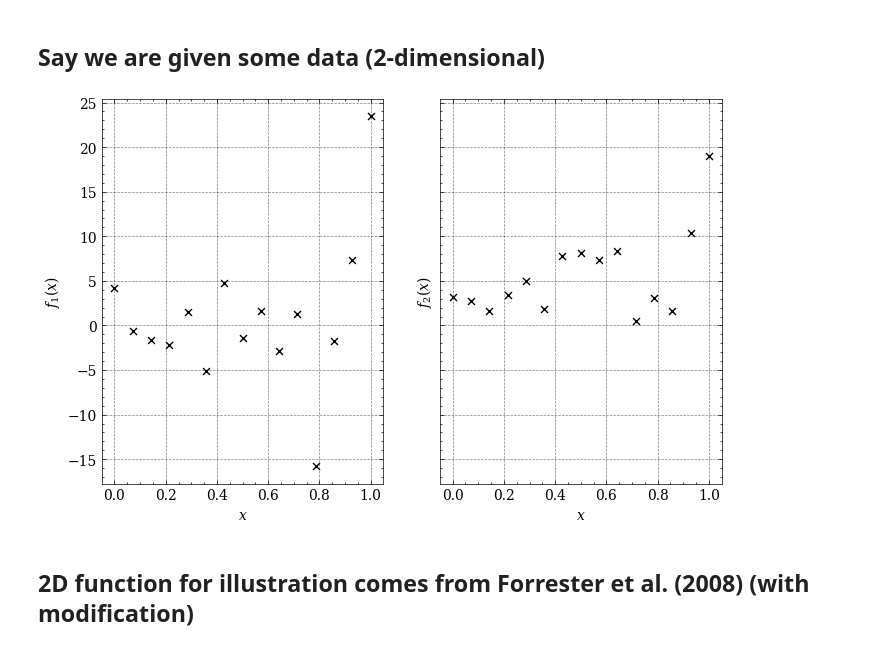
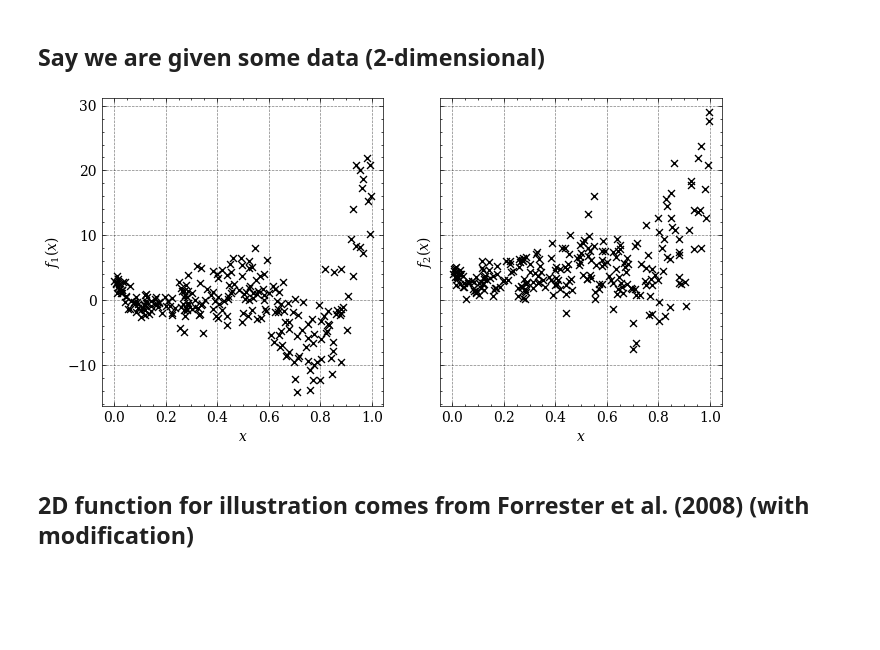
Before and after one commit to mosesyhc/LCGP, a Jupyter notebook: code/gpVIIP/VIGP.ipynb, the cells around one changed output. Cells and saved outputs as stored; diff of their text form; code cells hidden in the pictures; blank space fills up the shorter version.

```diff
--- a/code/gpVIIP/VIGP.ipynb
+++ b/code/gpVIIP/VIGP.ipynb
@@ -22,27 +22,27 @@ making sure I know where I am.. C:\Users\moses\Desktop\git\binary-hd-emulator\co
 # Set my noise level
 noise = 3
 # %%
-n = 15
-# x = np.random.uniform(0, 1, n)
-x = np.linspace(0, 1, n)
+n = 250
+x = np.random.uniform(0, 1, n)
+# x = np.linspace(0, 1, n)
 
-np.random.seed(1)
-torch.manual_seed(1)
+# np.random.seed(500)
+# torch.manual_seed(500)
 
 f = forrester2008(x, noisy=True, noiseconst=noise)
 
 x = torch.tensor(x).unsqueeze(1)
 f = torch.tensor(f)
 
-fig, ax = plt.subplots(1, 2, figsize=(8, 5), sharey=True)
+fig, ax = plt.subplots(1, 2, figsize=(8, 4), sharey=True)
 for j in [0, 1]:
 #     ax[j].plot(x0, f0[j], lw=2, alpha=0.2, color='gray')
     ax[j].scatter(x, f[j], marker='x', color='k', s=25, label=noise)
     ax[j].set_ylabel('$f_{:d}(x)$'.format(j+1))
     ax[j].set_xlabel('$x$')
 # plt.legend(title='noise multiplier')
 # %% [output]
-[figure, old version]
+[figure, new version]
 # %% [markdown]
 ## 2D function for illustration comes from Forrester et al. (2008) (with modification)
 # %%
```
Also changed, not shown: parts of 9 cells of this notebook, 3 other files.
